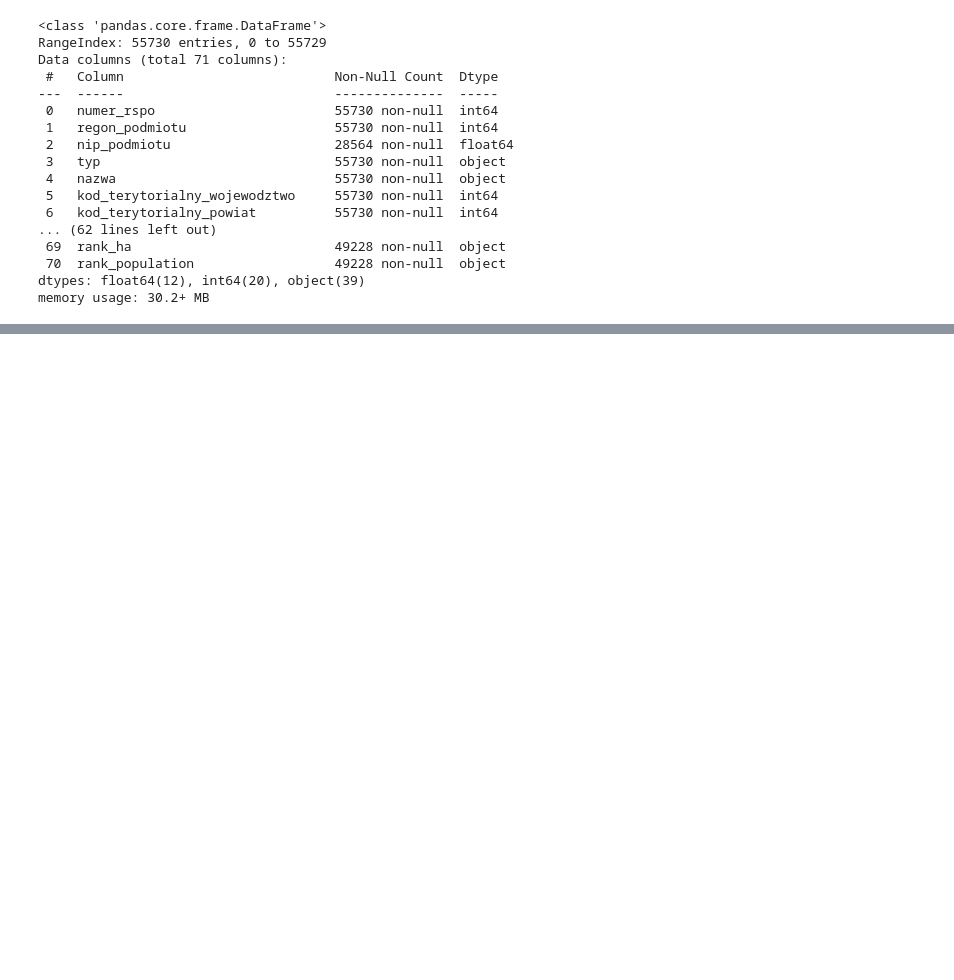
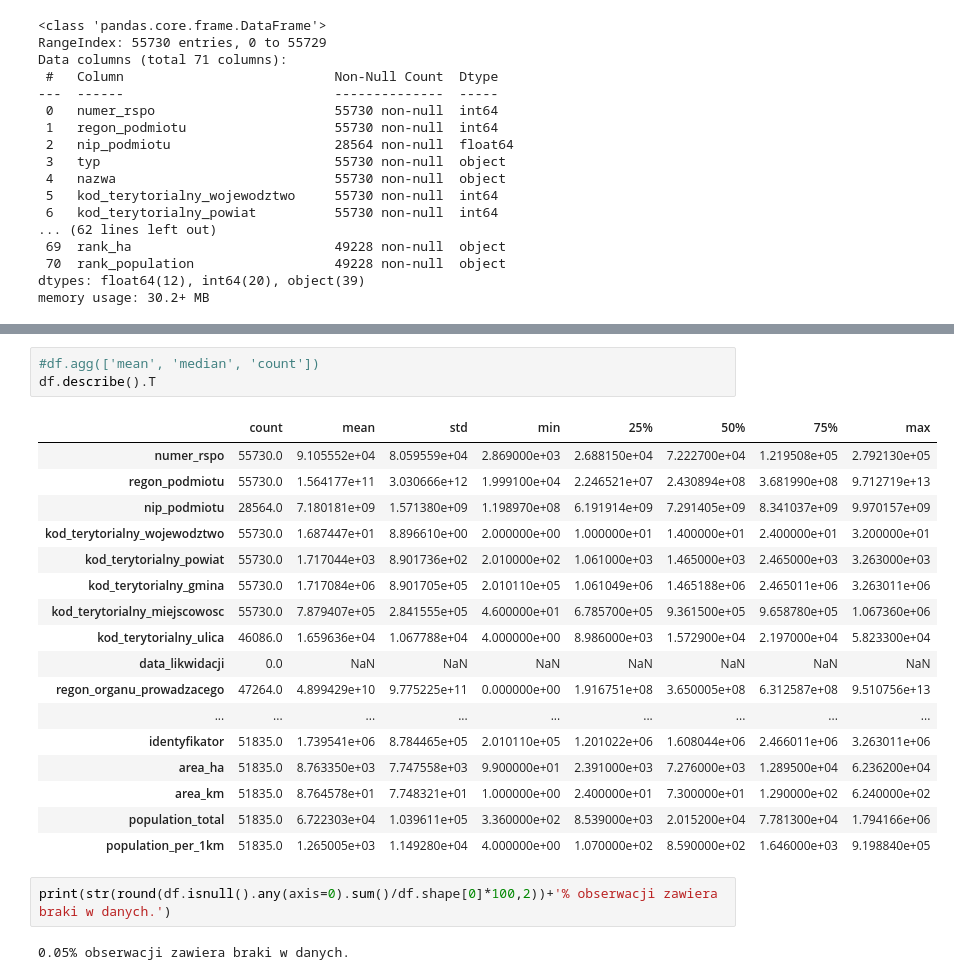
Before and after one commit to DataWorkshop-Foundation/way-to-school, a Jupyter notebook: notebooks/EDA.ipynb, the cells around one changed output, grey strips where cells are left out. Cells and saved outputs as stored; diff of their text form; blank space fills up the shorter version.

```diff
--- a/notebooks/EDA.ipynb
+++ b/notebooks/EDA.ipynb
@@ -28,0 +115,25 @@ memory usage: 30.2+ MB
+# %%
+#df.agg(['mean', 'median', 'count'])
+df.describe().T
+# %% [output]
+|  | count | mean | std | min | 25% | 50% | 75% | max |
+| numer_rspo | 55730.0 | 9.105552e+04 | 8.059559e+04 | 2.869000e+03 | 2.688150e+04 | 7.222700e+04 | 1.219508e+05 | 2.792130e+05 |
+| regon_podmiotu | 55730.0 | 1.564177e+11 | 3.030666e+12 | 1.999100e+04 | 2.246521e+07 | 2.430894e+08 | 3.681990e+08 | 9.712719e+13 |
+| nip_podmiotu | 28564.0 | 7.180181e+09 | 1.571380e+09 | 1.198970e+08 | 6.191914e+09 | 7.291405e+09 | 8.341037e+09 | 9.970157e+09 |
+| kod_terytorialny_wojewodztwo | 55730.0 | 1.687447e+01 | 8.896610e+00 | 2.000000e+00 | 1.000000e+01 | 1.400000e+01 | 2.400000e+01 | 3.200000e+01 |
+| kod_terytorialny_powiat | 55730.0 | 1.717044e+03 | 8.901736e+02 | 2.010000e+02 | 1.061000e+03 | 1.465000e+03 | 2.465000e+03 | 3.263000e+03 |
+| kod_terytorialny_gmina | 55730.0 | 1.717084e+06 | 8.901705e+05 | 2.010110e+05 | 1.061049e+06 | 1.465188e+06 | 2.465011e+06 | 3.263011e+06 |
+| kod_terytorialny_miejscowosc | 55730.0 | 7.879407e+05 | 2.841555e+05 | 4.600000e+01 | 6.785700e+05 | 9.361500e+05 | 9.658780e+05 | 1.067360e+06 |
+| kod_terytorialny_ulica | 46086.0 | 1.659636e+04 | 1.067788e+04 | 4.000000e+00 | 8.986000e+03 | 1.572900e+04 | 2.197000e+04 | 5.823300e+04 |
+| data_likwidacji | 0.0 | NaN | NaN | NaN | NaN | NaN | NaN | NaN |
+| regon_organu_prowadzacego | 47264.0 | 4.899429e+10 | 9.775225e+11 | 0.000000e+00 | 1.916751e+08 | 3.650005e+08 | 6.312587e+08 | 9.510756e+13 |
+| ... | ... | ... | ... | ... | ... | ... | ... | ... |
+| identyfikator | 51835.0 | 1.739541e+06 | 8.784465e+05 | 2.010110e+05 | 1.201022e+06 | 1.608044e+06 | 2.466011e+06 | 3.263011e+06 |
+| area_ha | 51835.0 | 8.763350e+03 | 7.747558e+03 | 9.900000e+01 | 2.391000e+03 | 7.276000e+03 | 1.289500e+04 | 6.236200e+04 |
+| area_km | 51835.0 | 8.764578e+01 | 7.748321e+01 | 1.000000e+00 | 2.400000e+01 | 7.300000e+01 | 1.290000e+02 | 6.240000e+02 |
+| population_total | 51835.0 | 6.722303e+04 | 1.039611e+05 | 3.360000e+02 | 8.539000e+03 | 2.015200e+04 | 7.781300e+04 | 1.794166e+06 |
+| population_per_1km | 51835.0 | 1.265005e+03 | 1.149280e+04 | 4.000000e+00 | 1.070000e+02 | 8.590000e+02 | 1.646000e+03 | 9.198840e+05 |
+# %%
+print(str(round(df.isnull().any(axis=0).sum()/df.shape[0]*100,2))+'% obserwacji zawiera braki w danych.')
+# %% [output]
+0.05% obserwacji zawiera braki w danych.
```
Also changed, not shown: parts of 48 cells of this notebook, 2 other files.
